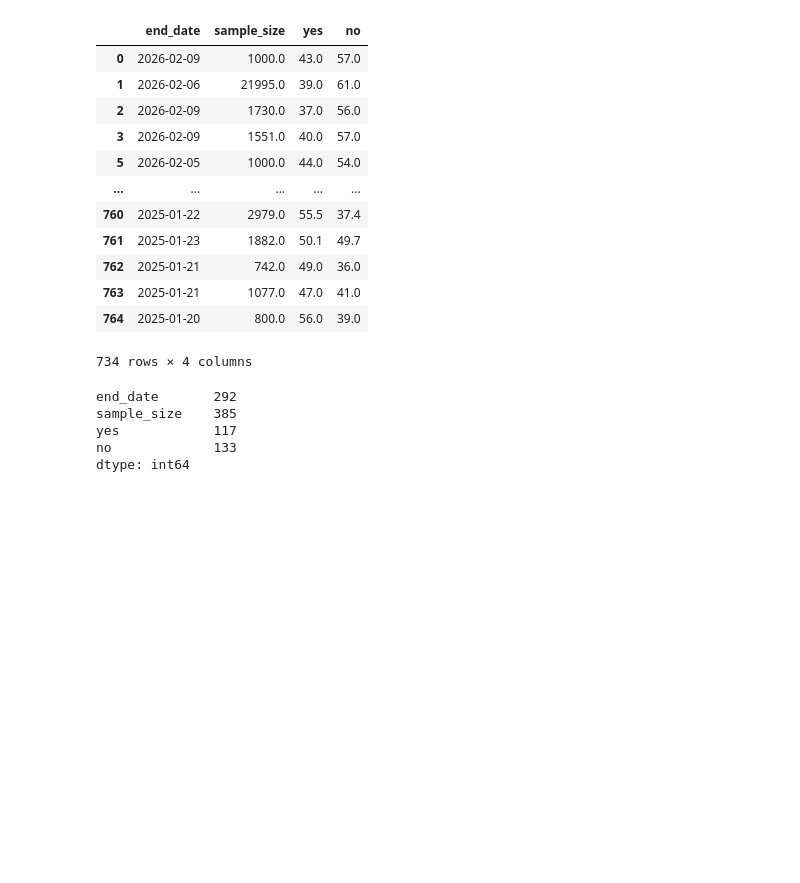
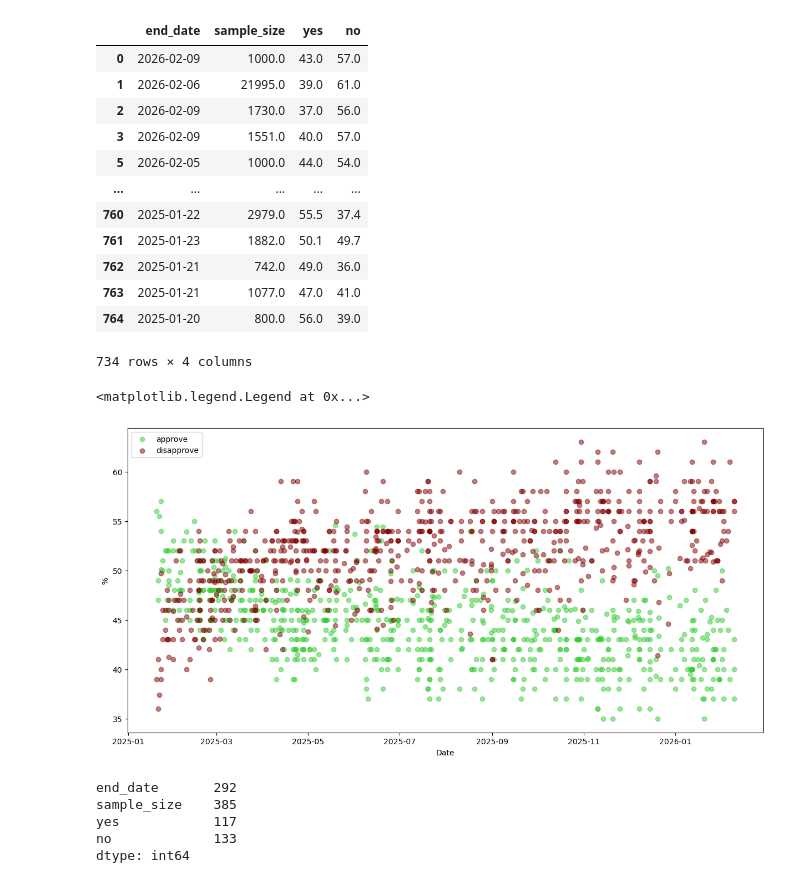
Before and after one commit to AriqRashid/election-signals, a Jupyter notebook: approval_dev.ipynb, the cells around one changed output. Saved outputs shown, nothing was run; the diff lists cells and outputs as text; code cells hidden in the pictures; blank space fills up the shorter version.

Commit message:
added first scatter plots

```diff
--- a/approval_dev.ipynb
+++ b/approval_dev.ipynb
@@ -95,6 +95,16 @@ df_two
 | 763 | 2025-01-21 | 1077.0 | 47.0 | 41.0 |
 | 764 | 2025-01-20 | 800.0 | 56.0 | 39.0 |
 734 rows × 4 columns
+# %%
+fig, ax = plt.subplots(figsize=(12,6), layout='constrained')
+ax.scatter(df_two['end_date'], df_two['yes'], label='approve', c='limegreen', alpha =0.5)
+ax.scatter(df_two['end_date'], df_two['no'], label='disapprove', c='maroon', alpha=0.5)
+ax.set_xlabel('Date')
+ax.set_ylabel('%')
+ax.legend()
+# %% [output]
+<matplotlib.legend.Legend at 0x...>
+[figure, added]
 # %%
 df_two.nunique()
 # %% [output]
```
Also changed, not shown: parts of 3 cells of this notebook.
